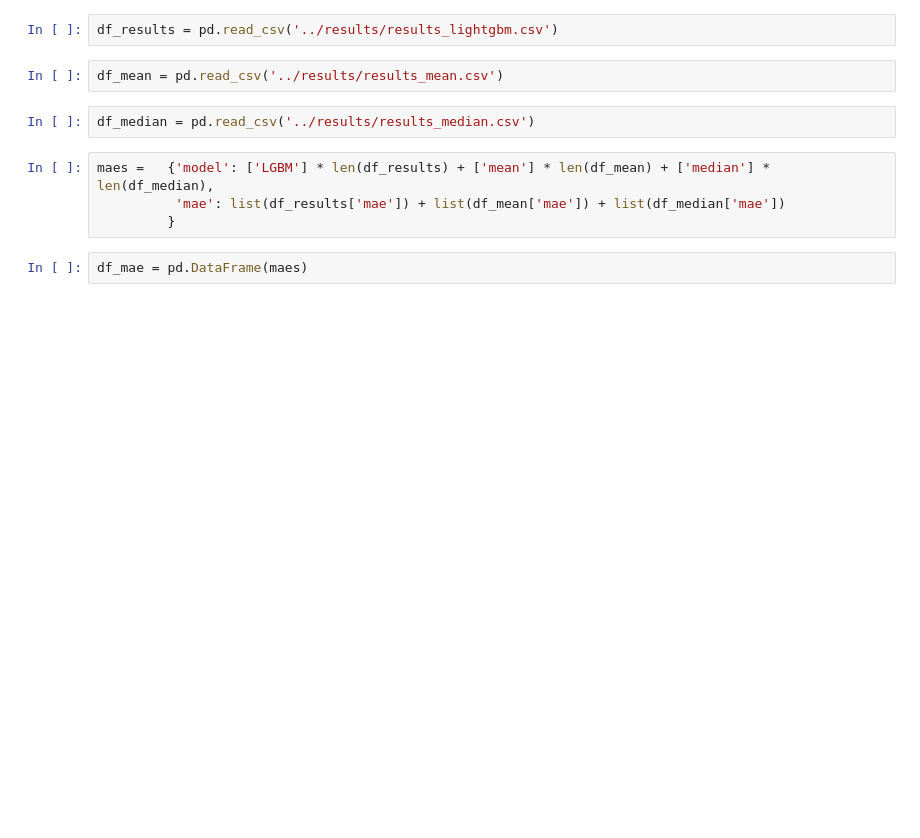
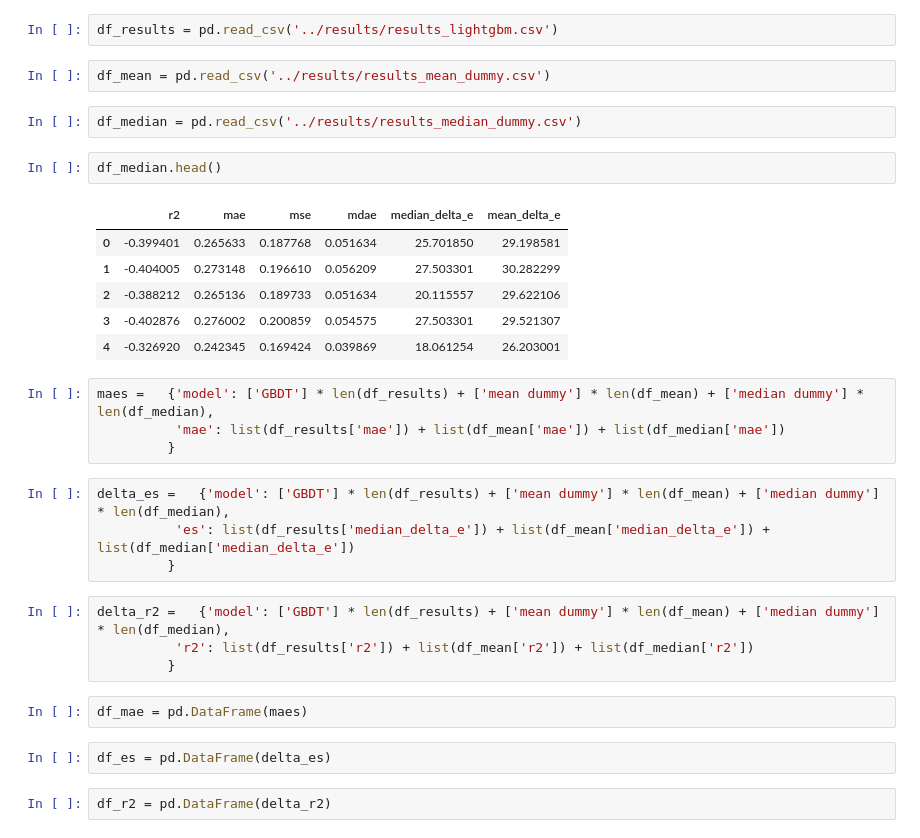
Before and after one commit to kjappelbaum/colorml, a Jupyter notebook: notebooks/summarize_metrics.ipynb, the cells around one changed output. Cells and saved outputs as stored; diff of their text form; blank space fills up the shorter version.

```diff
--- a/notebooks/summarize_metrics.ipynb
+++ b/notebooks/summarize_metrics.ipynb
@@ -8,13 +10,34 @@ import matplotlib.pyplot as plt
 # %%
 df_results = pd.read_csv('../results/results_lightgbm.csv')
 # %%
-df_mean = pd.read_csv('../results/results_mean.csv')
+df_mean = pd.read_csv('../results/results_mean_dummy.csv')
 # %%
-df_median = pd.read_csv('../results/results_median.csv')
+df_median = pd.read_csv('../results/results_median_dummy.csv')
+# %%
+df_median.head()
+# %% [output]
+|  | r2 | mae | mse | mdae | median_delta_e | mean_delta_e |
+| 0 | -0.399401 | 0.265633 | 0.187768 | 0.051634 | 25.701850 | 29.198581 |
+| 1 | -0.404005 | 0.273148 | 0.196610 | 0.056209 | 27.503301 | 30.282299 |
+| 2 | -0.388212 | 0.265136 | 0.189733 | 0.051634 | 20.115557 | 29.622106 |
+| 3 | -0.402876 | 0.276002 | 0.200859 | 0.054575 | 27.503301 | 29.521307 |
+| 4 | -0.326920 | 0.242345 | 0.169424 | 0.039869 | 18.061254 | 26.203001 |
 # %%
-maes =   {'model': ['LGBM'] * len(df_results) + ['mean'] * len(df_mean) + ['median'] * len(df_median),
+maes =   {'model': ['GBDT'] * len(df_results) + ['mean dummy'] * len(df_mean) + ['median dummy'] * len(df_median),
           'mae': list(df_results['mae']) + list(df_mean['mae']) + list(df_median['mae'])
          }
+# %%
+delta_es =   {'model': ['GBDT'] * len(df_results) + ['mean dummy'] * len(df_mean) + ['median dummy'] * len(df_median),
+          'es': list(df_results['median_delta_e']) + list(df_mean['median_delta_e']) + list(df_median['median_delta_e'])
+         }
+# %%
+delta_r2 =   {'model': ['GBDT'] * len(df_results) + ['mean dummy'] * len(df_mean) + ['median dummy'] * len(df_median),
+          'r2': list(df_results['r2']) + list(df_mean['r2']) + list(df_median['r2'])
+         }
 # %%
 df_mae = pd.DataFrame(maes)
+# %%
+df_es = pd.DataFrame(delta_es)
+# %%
+df_r2 = pd.DataFrame(delta_r2)
 # %%
```
Also changed, not shown: parts of 6 cells of this notebook, 2 other files.
